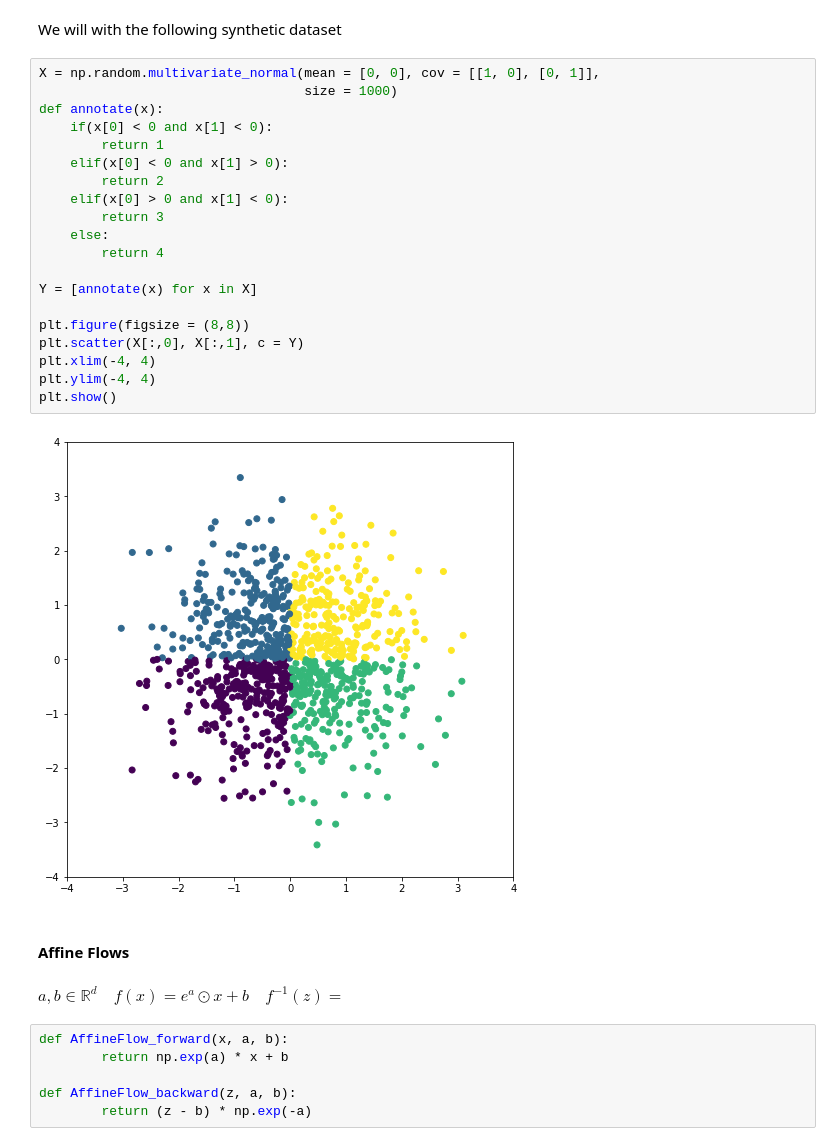
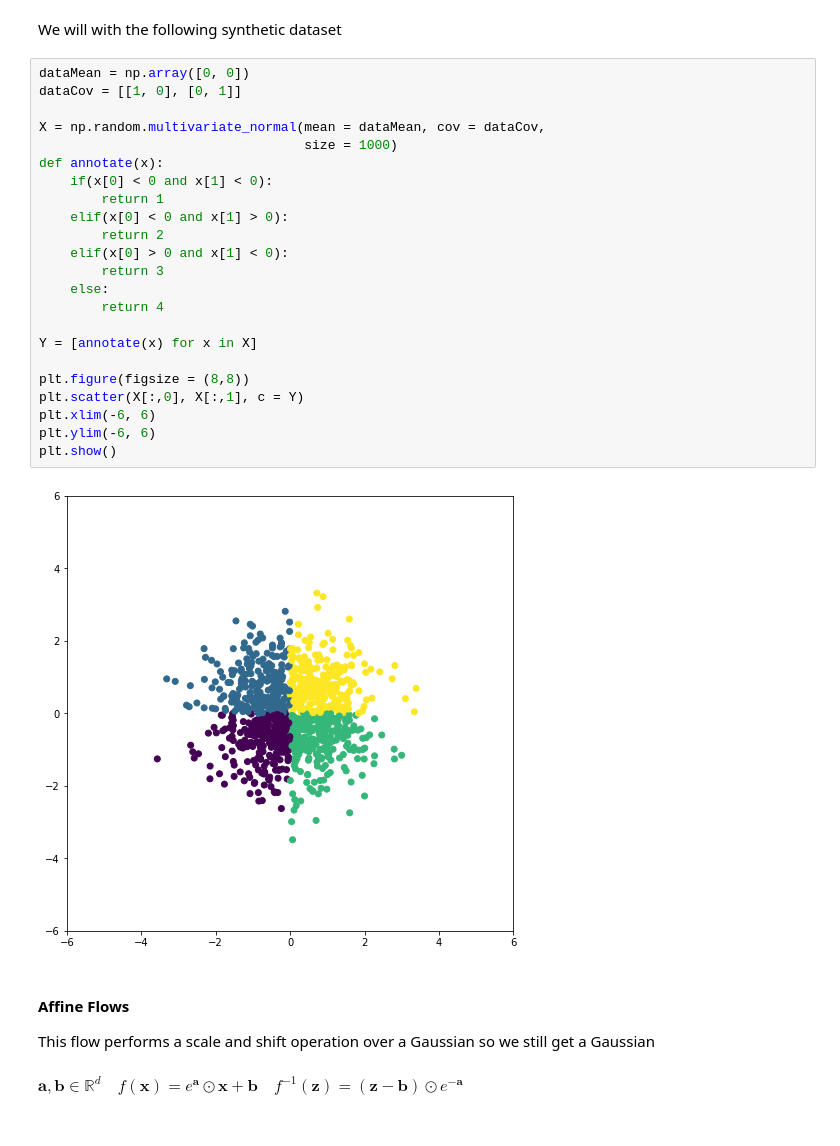
Before and after one commit to jgonzalezab/normalizing-flows, a Jupyter notebook: 2D_example.ipynb, the cells around one changed output. Cells and saved outputs as stored; diff of their text form.

```diff
--- a/2D_example.ipynb
+++ b/2D_example.ipynb
@@ -15,34 +18,33 @@ We know that we can apply transformations with certain contraints (differentiabl
 # %% [markdown]
 We will with the following synthetic dataset
 # %%
-X = np.random.multivariate_normal(mean = [0, 0], cov = [[1, 0], [0, 1]],
+dataMean = np.array([0, 0])
+dataCov = [[1, 0], [0, 1]]
+
+X = np.random.multivariate_normal(mean = dataMean, cov = dataCov,
                                   size = 1000)
 def annotate(x):
     if(x[0] < 0 and x[1] < 0):
         return 1
     elif(x[0] < 0 and x[1] > 0):
         return 2
     elif(x[0] > 0 and x[1] < 0):
         return 3
     else:
         return 4
 
 Y = [annotate(x) for x in X]
 
 plt.figure(figsize = (8,8))
 plt.scatter(X[:,0], X[:,1], c = Y)
-plt.xlim(-4, 4)
-plt.ylim(-4, 4)
+plt.xlim(-6, 6)
+plt.ylim(-6, 6)
 plt.show()
 # %% [output]
-[figure, old version]
+[figure, new version]
 # %% [markdown]
 #### Affine Flows
+
+This flow performs a scale and shift operation over a Gaussian so we still get a Gaussian
 # %% [markdown]
-$a, b \in \mathbb{R}^{d} \quad f(x)=e^{a}\odot x + b \quad f^{-1}(z)=$
+$\textbf{a}, \textbf{b} \in \mathbb{R}^{d} \quad f(\textbf{x})=e^{\textbf{a}} \odot \textbf{x} + \textbf{b} \quad f^{-1}(\textbf{z})=(\textbf{z} - \textbf{b}) \odot e^{-\textbf{a}}$
-# %%
-def AffineFlow_forward(x, a, b):
-        return np.exp(a) * x + b
-
-def AffineFlow_backward(z, a, b):
-        return (z - b) * np.exp(-a)
```
Also changed, not shown: parts of 21 cells of this notebook.
